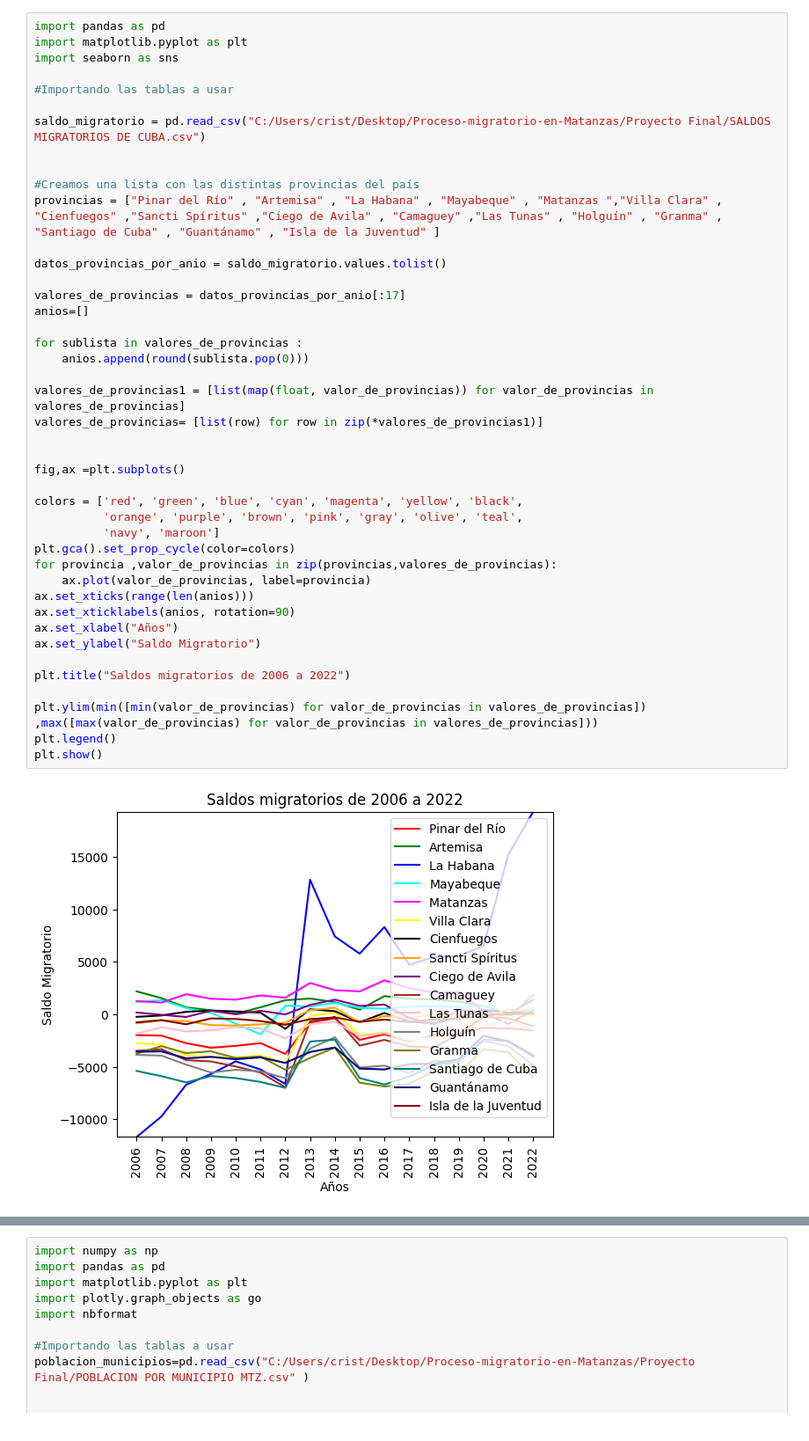
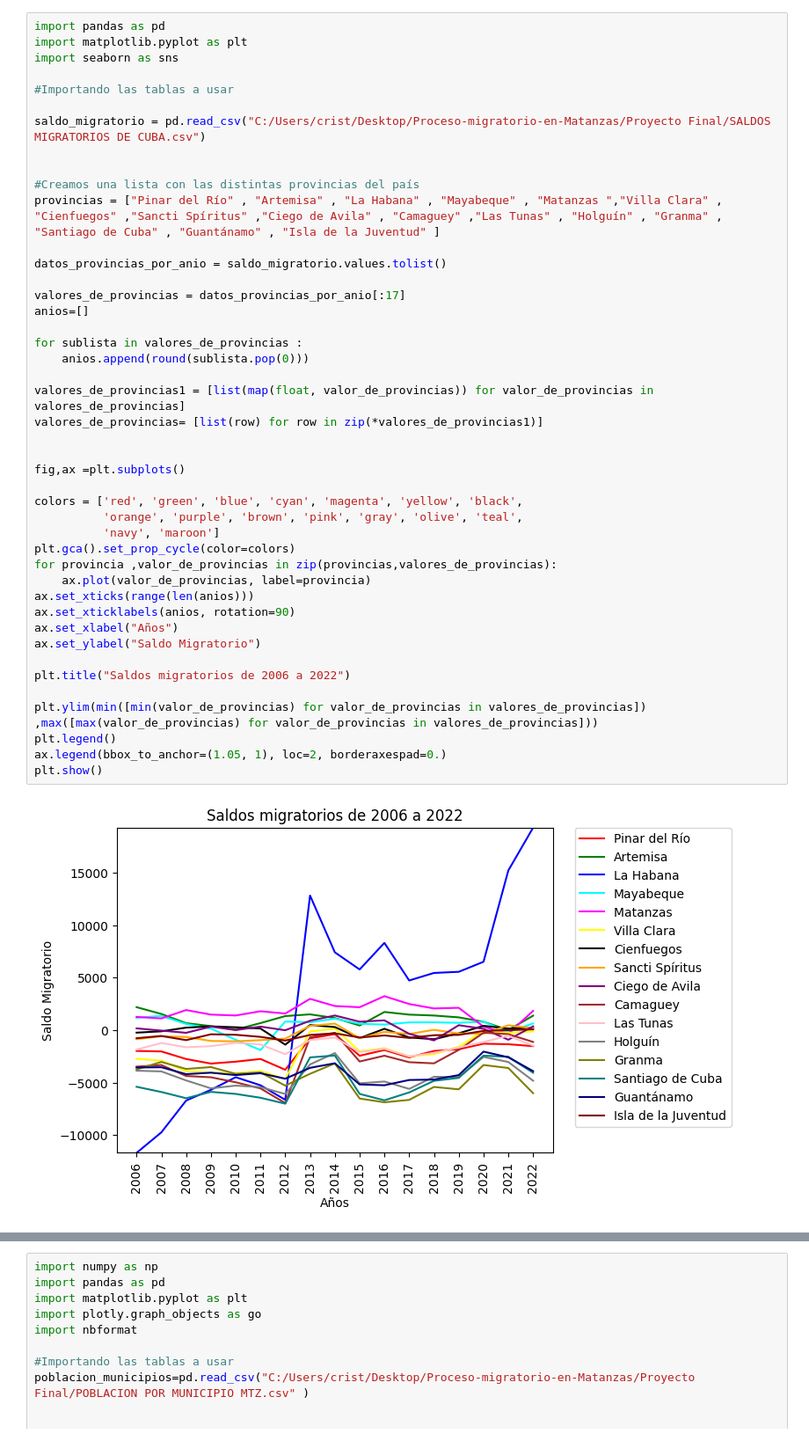
Before and after one commit to Cristinahdzfornaris/Proceso-migratorio-en-Matanzas, a Jupyter notebook: Proyecto Final/Proyecto CD.ipynb, the cells around one changed output, grey strips where cells are left out. Shown: that part at 88% size. Cells and saved outputs as stored; diff of their text form.

```diff
--- a/Proyecto Final/Proyecto CD.ipynb
+++ b/Proyecto Final/Proyecto CD.ipynb
@@ -19,31 +23,32 @@ datos_provincias_por_anio = saldo_migratorio.values.tolist()
 
 valores_de_provincias = datos_provincias_por_anio[:17]
 anios=[]
 
 for sublista in valores_de_provincias :
     anios.append(round(sublista.pop(0)))
 
 valores_de_provincias1 = [list(map(float, valor_de_provincias)) for valor_de_provincias in valores_de_provincias]
 valores_de_provincias= [list(row) for row in zip(*valores_de_provincias1)]
 
 
 fig,ax =plt.subplots()
 
 colors = ['red', 'green', 'blue', 'cyan', 'magenta', 'yellow', 'black',
           'orange', 'purple', 'brown', 'pink', 'gray', 'olive', 'teal',
           'navy', 'maroon']
 plt.gca().set_prop_cycle(color=colors)
 for provincia ,valor_de_provincias in zip(provincias,valores_de_provincias):
     ax.plot(valor_de_provincias, label=provincia)
 ax.set_xticks(range(len(anios)))
 ax.set_xticklabels(anios, rotation=90)
 ax.set_xlabel("Años")
 ax.set_ylabel("Saldo Migratorio")
 
 plt.title("Saldos migratorios de 2006 a 2022")
 
 plt.ylim(min([min(valor_de_provincias) for valor_de_provincias in valores_de_provincias]) ,max([max(valor_de_provincias) for valor_de_provincias in valores_de_provincias]))
 plt.legend()
+ax.legend(bbox_to_anchor=(1.05, 1), loc=2, borderaxespad=0.)
 plt.show()
 # %% [output]
-[figure, old version]
+[figure, new version]
```
Also changed, not shown: parts of 13 cells of this notebook, 1 other file.
